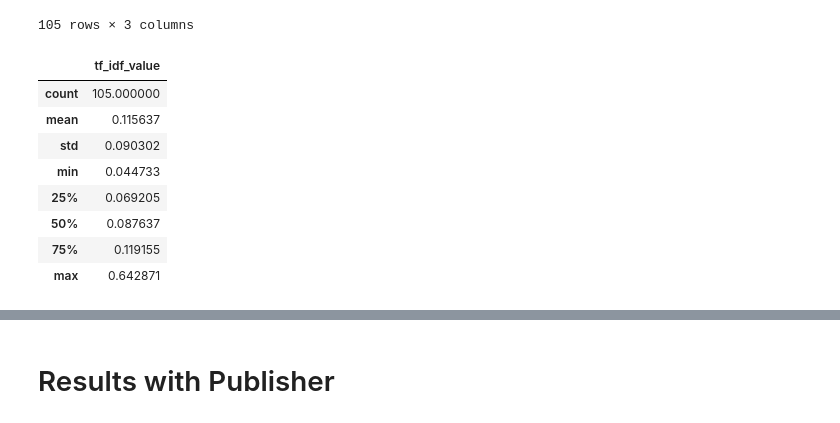
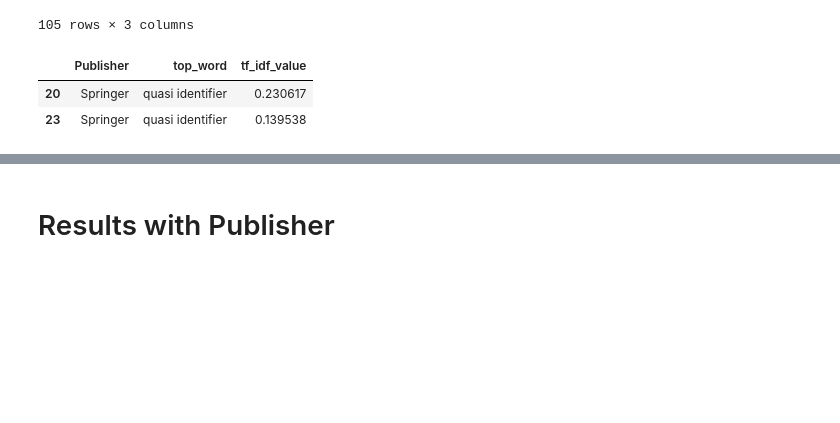
Before and after one commit to clumsyspeedboat/data_mesh_topics_and_sentiment, a Jupyter notebook: 03_Vectorizer.ipynb, the cells around one changed output, grey strips where cells are left out. Cells and saved outputs as stored; diff of their text form; code cells hidden in the pictures; blank space fills up the shorter version.

```diff
--- a/03_Vectorizer.ipynb
+++ b/03_Vectorizer.ipynb
@@ -89,17 +85,17 @@ def find_top_words_for_each_document(df, num_top_words=5):
     feature_names = tfidf_vectorizer.get_feature_names_out()
 
     # Correcting split words in feature names
-    corrected_features = {name: name.replace('arti cial', 'artificial') for name in feature_names}
-    corrected_feature_names = [corrected_features[name] for name in feature_names]
+    #corrected_features = {name: name.replace('arti cial', 'artificial') for name in feature_names}
+    #corrected_feature_names = [corrected_features[name] for name in feature_names]
 
     # Create a DataFrame with corrected feature names and TF-IDF values
-    tfidf_df = pd.DataFrame(tfidf_matrix.toarray(), columns=corrected_feature_names)
+    tfidf_df = pd.DataFrame(tfidf_matrix.toarray(), columns=feature_names)
 
     # Now, for each document, find the top words based on corrected TF-IDF scores
     top_words_for_each_document = []
     for i, row in tfidf_df.iterrows():
         top_words_index = row.argsort()[-num_top_words:][::-1]
-        top_words = [(corrected_feature_names[index], row[index]) for index in top_words_index]
+        top_words = [(feature_names[index], row[index]) for index in top_words_index]
         top_words_for_each_document.append(top_words)
 
     # Create a new DataFrame with results
@@ -230,17 +258,13 @@ result_df_tfidf_publisher
 | 104 | miscellaneous | question battery | 0.054841 |
 105 rows × 3 columns
 # %%
-result_df_tfidf_publisher.describe()
+result_df_tfidf_publisher = result_df_tfidf_publisher.replace('quasi identi er','quasi identifier')
+
+result_df_tfidf_publisher[result_df_tfidf_publisher['top_word'].str.contains('identifier')]
 # %% [output]
-|  | tf_idf_value |
-| count | 105.000000 |
-| mean | 0.115637 |
-| std | 0.090302 |
-| min | 0.044733 |
-| 25% | 0.069205 |
-| 50% | 0.087637 |
-| 75% | 0.119155 |
-| max | 0.642871 |
+|  | Publisher | top_word | tf_idf_value |
+| 20 | Springer | quasi identifier | 0.230617 |
+| 23 | Springer | quasi identifier | 0.139538 |
 # %%
 # Select the top terms for each PDF
 top_terms_df_publisher = result_df_tfidf_publisher.groupby('Publisher').head(5)
```
Also changed, not shown: parts of 10 cells of this notebook.
